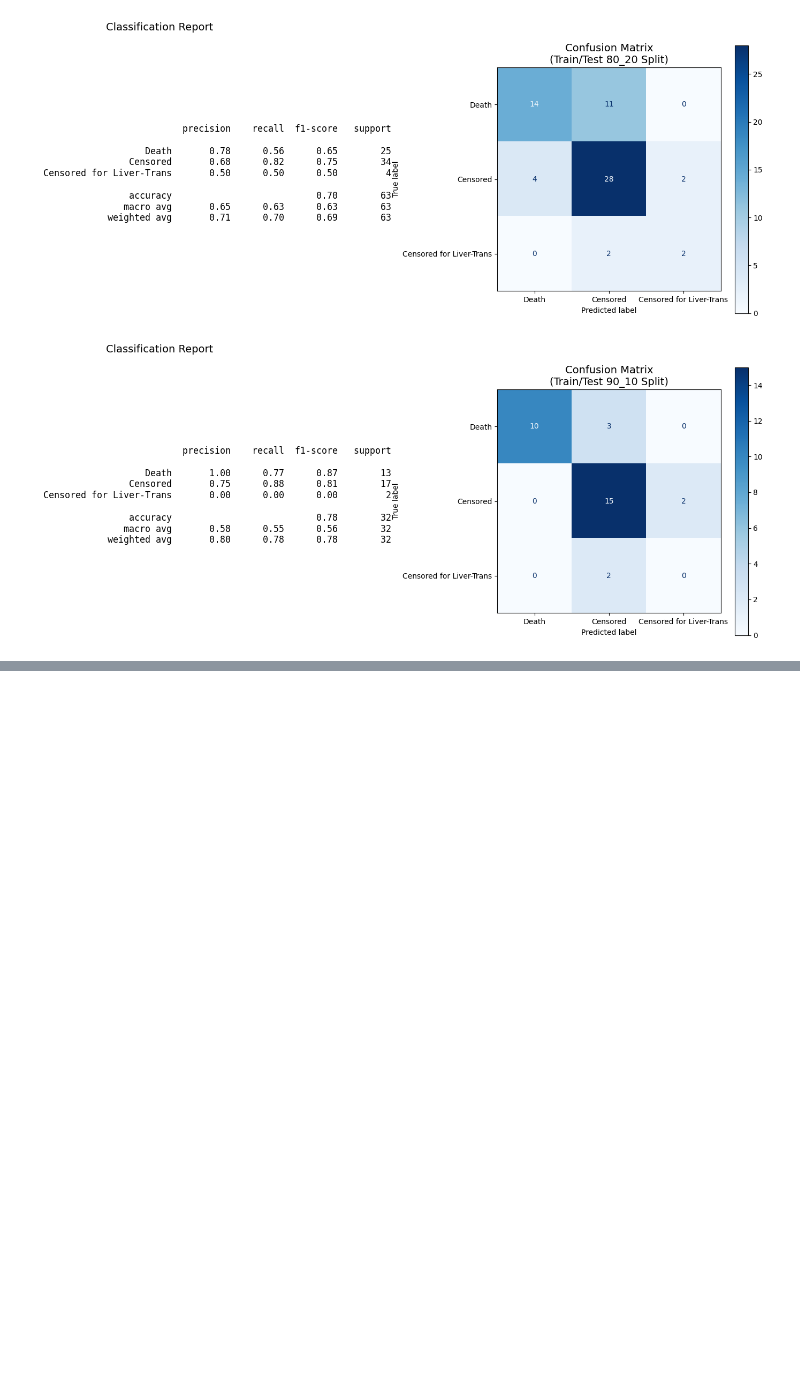
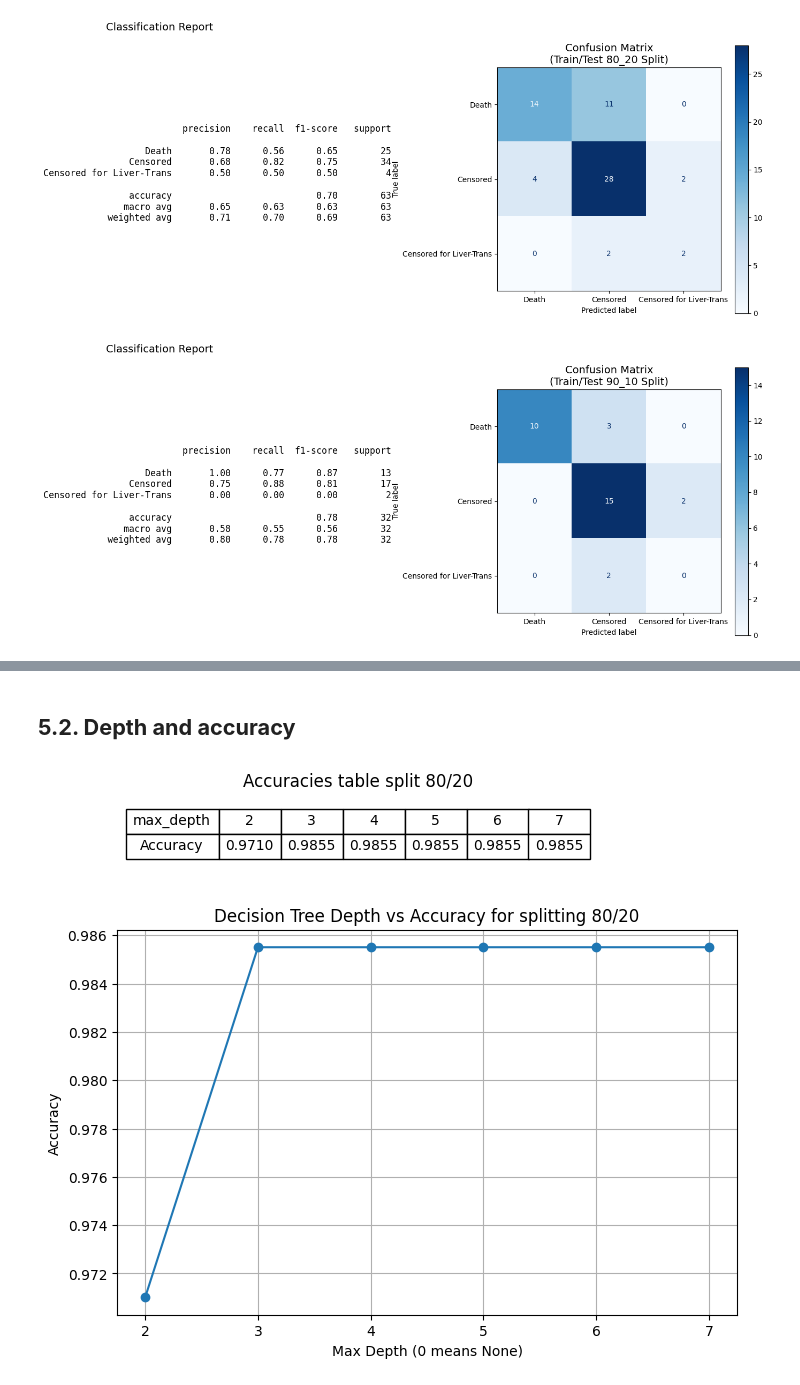
Before and after one commit to lazymingg/introAi-decision-tree, a Jupyter notebook: liver_status.ipynb, the cells around one changed output, grey strips where cells are left out. Drawn from its saved outputs; the diff is of its cells as text; code cells hidden in the pictures; blank space fills up the shorter version.

```diff
--- a/liver_status.ipynb
+++ b/liver_status.ipynb
@@ -313,0 +407,49 @@ None            0.6984
+# %% [markdown]
+## **5.2. Depth and accuracy**
+# %%
+# Prepare data for the table
+depth_labels = list(accuracy_results.keys())
+accuracies = [f"{acc:.4f}" for acc in accuracy_results.values()]
+
+# Create the table using matplotlib
+fig, ax = plt.subplots(figsize=(8, 1))
+ax.axis('off')
+
+table_data = [
+    ["max_depth"] + depth_labels,
+    ["Accuracy"] + accuracies
+]
+
+table = ax.table(
+    cellText=table_data,
+    loc='center',
+    cellLoc='center',
+    colWidths=[0.15] + [0.1] * len(depth_labels)
+)
+
+table.auto_set_font_size(False)
+table.set_fontsize(10)
+table.scale(1, 1.5)
+
+# Save the table as a PNG file
+plt.title(f'Accuracies table split 80/20')
+plt.savefig(f'accuracy_table_split_80_20.png', dpi=300, bbox_inches='tight')
+plt.show()
+
+# Plot depth vs accuracy
+plt.figure(figsize=(8, 5))
+depth_labels = list(accuracy_results.keys())
+acc_values = list(accuracy_results.values())
+
+# For x-axis, handle 'None' separately
+x_labels = [0 if d == "None" else int(d) for d in depth_labels]
+plt.plot(x_labels, acc_values, marker='o')
+plt.xticks(x_labels)
+plt.xlabel('Max Depth (0 means None)')
+plt.ylabel('Accuracy')
+plt.title('Decision Tree Depth vs Accuracy for splitting 80/20')
+plt.grid(True)
+plt.show()
+# %% [output]
+[figure, added]
+[figure, added]
```
Also changed, not shown: parts of 17 cells of this notebook, 2 other files.
